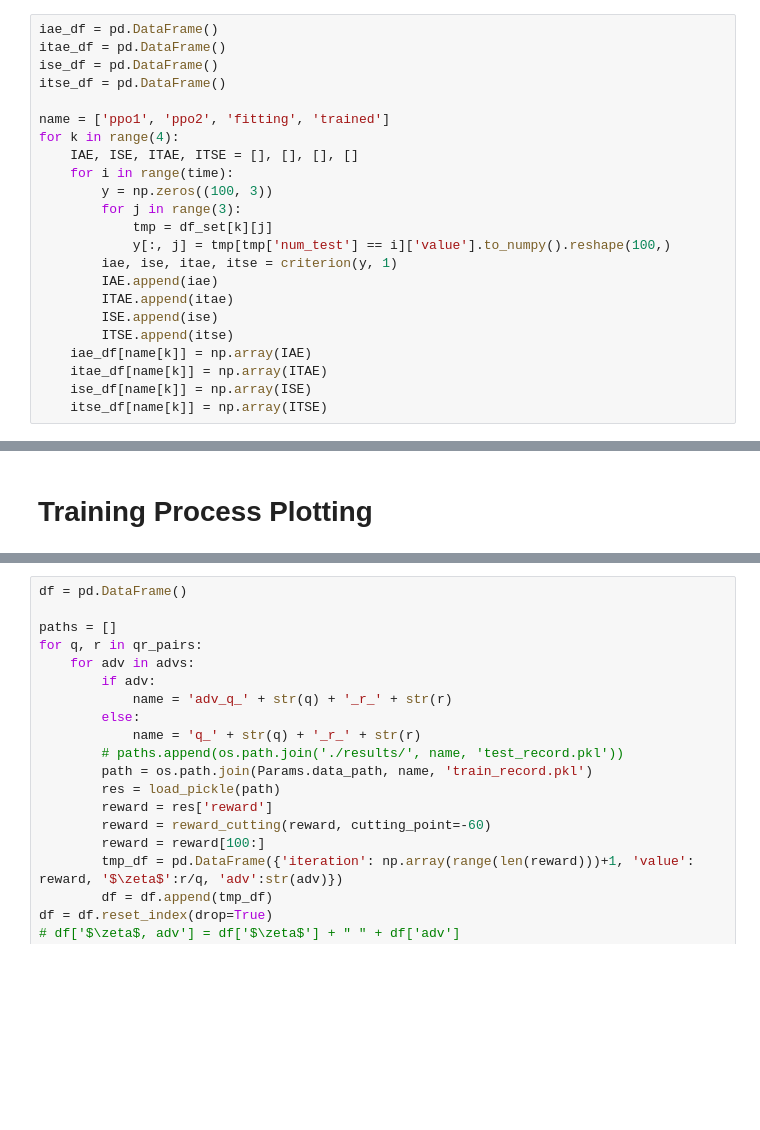
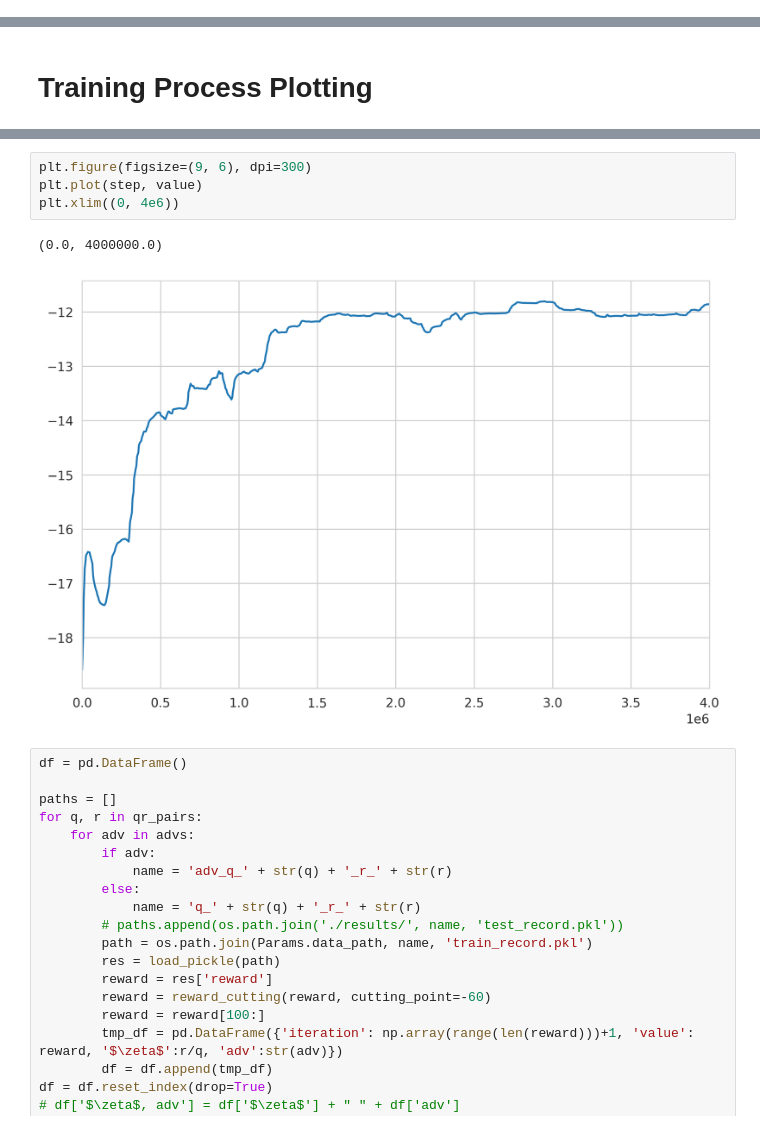
Before and after one commit to qiuruiyu/PDRL, a Jupyter notebook: draw.ipynb, the cells around one changed output, grey strips where cells are left out. Drawn from its saved outputs; the diff is of its cells as text; blank space fills up the shorter version.

```diff
--- a/draw.ipynb
+++ b/draw.ipynb
@@ -494,23 +345,0 @@ ax.set_ylim([0.2, 1.05])
-# %%
-iae_df = pd.DataFrame()
-itae_df = pd.DataFrame()
-ise_df = pd.DataFrame()
-itse_df = pd.DataFrame()
-
-name = ['ppo1', 'ppo2', 'fitting', 'trained']
-for k in range(4):
-    IAE, ISE, ITAE, ITSE = [], [], [], []
-    for i in range(time):
-        y = np.zeros((100, 3))
-        for j in range(3):
-            tmp = df_set[k][j]
-            y[:, j] = tmp[tmp['num_test'] == i]['value'].to_numpy().reshape(100,)
-        iae, ise, itae, itse = criterion(y, 1)
-        IAE.append(iae)
-        ITAE.append(itae)
-        ISE.append(ise)
-        ITSE.append(itse)
-    iae_df[name[k]] = np.array(IAE)
-    itae_df[name[k]] = np.array(ITAE)
-    ise_df[name[k]] = np.array(ISE)
-    itse_df[name[k]] = np.array(ITSE)
@@ -959,3 +678,10 @@ leg = plt.legend(title='$\zeta$', loc='lower right')
+# %%
+plt.figure(figsize=(9, 6), dpi=300)
+plt.plot(step, value)
+plt.xlim((0, 4e6))
+# %% [output]
+(0.0, 4000000.0)
+[figure, added]
 # %%
 df = pd.DataFrame()
 
```
Also changed, not shown: parts of 15 cells of this notebook, 12 other files.
